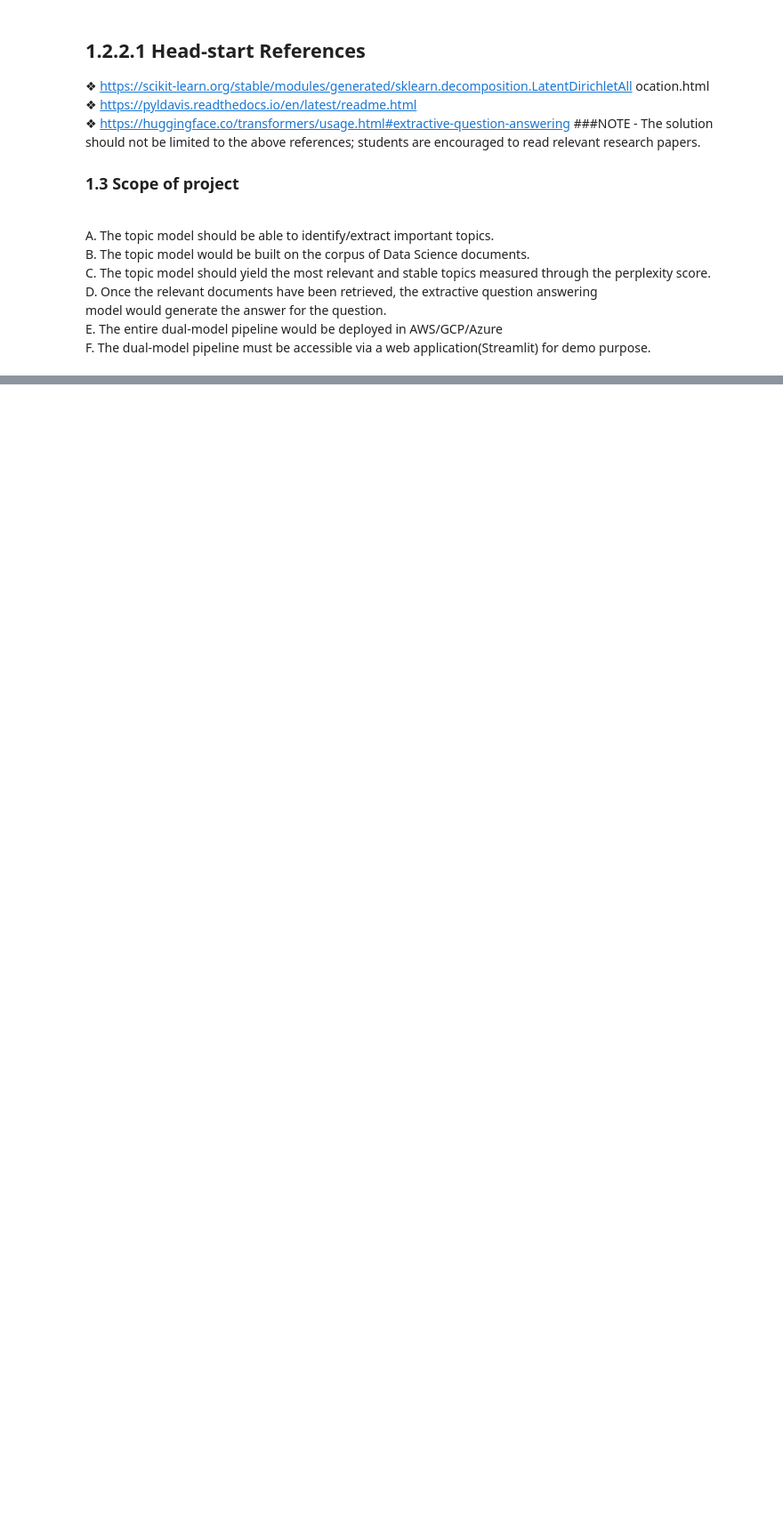
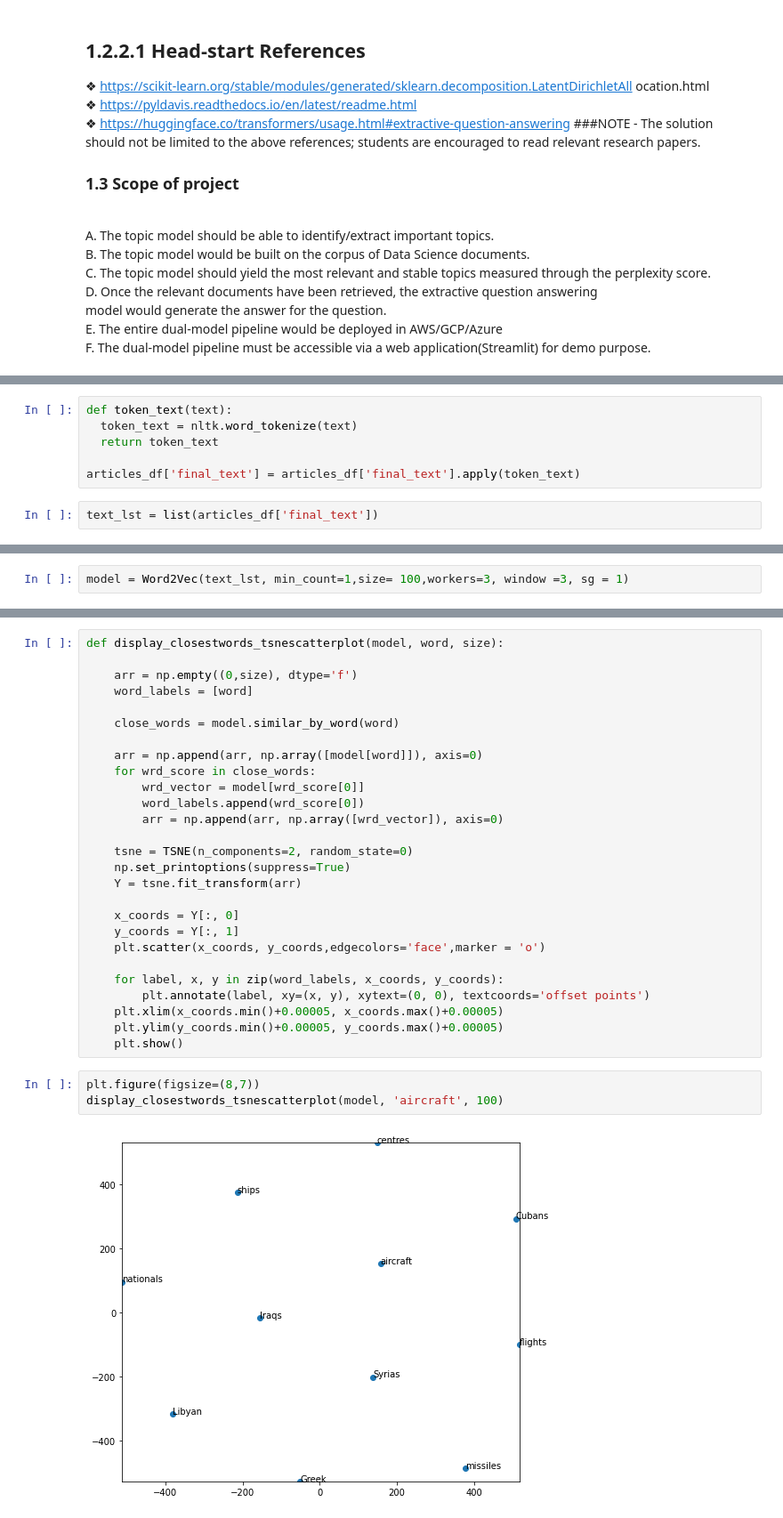
Before and after one commit to TheAIFellow/Automated-Question-Answering-System--Team1---Capstone-Project, a Jupyter notebook: Automated_Question_Answering_System_Team1_Capstone_Project.ipynb, the cells around one changed output, grey strips where cells are left out. Shown at 89% size. Drawn from its saved outputs; the diff is of its cells as text; blank space fills up the shorter version.

```diff
--- a/Automated_Question_Answering_System_Team1_Capstone_Project.ipynb
+++ b/Automated_Question_Answering_System_Team1_Capstone_Project.ipynb
@@ -32,0 +185,8 @@ purpose.
+# %%
+def token_text(text):
+  token_text = nltk.word_tokenize(text)
+  return token_text
+
+articles_df['final_text'] = articles_df['final_text'].apply(token_text)
+# %%
+text_lst = list(articles_df['final_text'])
@@ -32,0 +214,2 @@ purpose.
+# %%
+model = Word2Vec(text_lst, min_count=1,size= 100,workers=3, window =3, sg = 1)
@@ -32,0 +340,32 @@ purpose.
+# %%
+def display_closestwords_tsnescatterplot(model, word, size):
+
+    arr = np.empty((0,size), dtype='f')
+    word_labels = [word]
+
+    close_words = model.similar_by_word(word)
+
+    arr = np.append(arr, np.array([model[word]]), axis=0)
+    for wrd_score in close_words:
+        wrd_vector = model[wrd_score[0]]
+        word_labels.append(wrd_score[0])
+        arr = np.append(arr, np.array([wrd_vector]), axis=0)
+
+    tsne = TSNE(n_components=2, random_state=0)
+    np.set_printoptions(suppress=True)
+    Y = tsne.fit_transform(arr)
+
+    x_coords = Y[:, 0]
+    y_coords = Y[:, 1]
+    plt.scatter(x_coords, y_coords,edgecolors='face',marker = 'o')
+
+    for label, x, y in zip(word_labels, x_coords, y_coords):
+        plt.annotate(label, xy=(x, y), xytext=(0, 0), textcoords='offset points')
+    plt.xlim(x_coords.min()+0.00005, x_coords.max()+0.00005)
+    plt.ylim(y_coords.min()+0.00005, y_coords.max()+0.00005)
+    plt.show()
+# %%
+plt.figure(figsize=(8,7))
+display_closestwords_tsnescatterplot(model, 'aircraft', 100)
+# %% [output]
+[figure, added]
```
Also changed, not shown: parts of 48 cells of this notebook.
